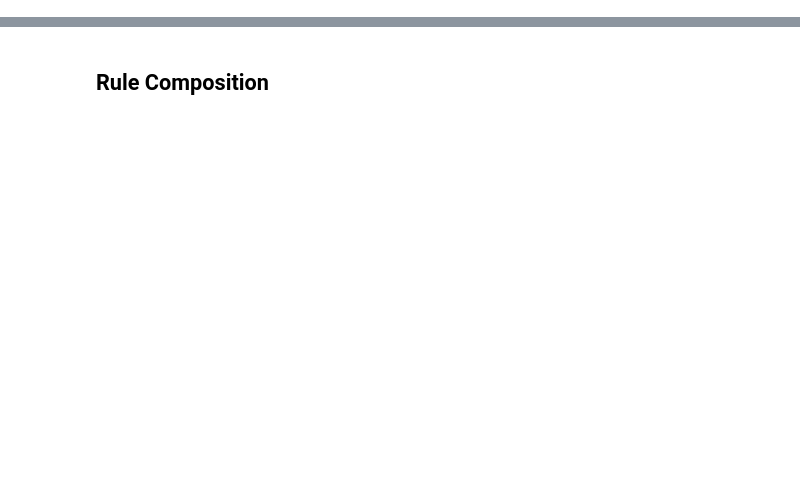
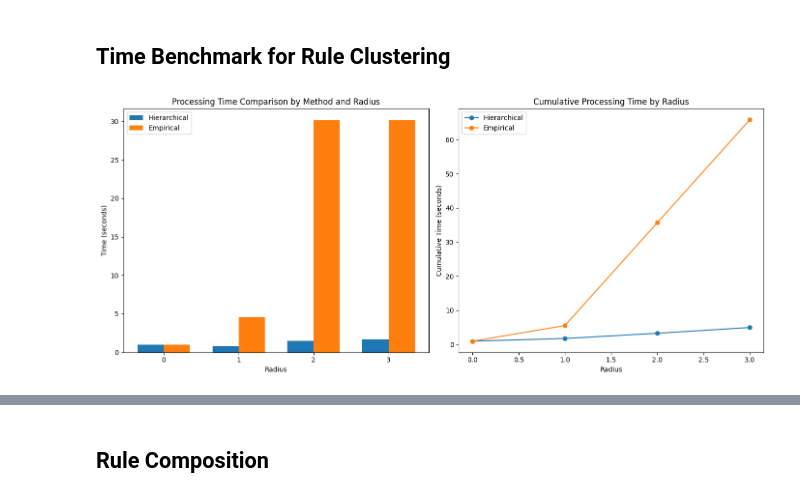
Before and after one commit to TieuLongPhan/SynTemp, a Jupyter notebook: Docs/Analysis/_templates_analysis.ipynb, the cells around one changed output, grey strips where cells are left out. Saved outputs shown, nothing was run; the diff lists cells and outputs as text; code cells hidden in the pictures; blank space fills up the shorter version.

```diff
--- a/Docs/Analysis/_templates_analysis.ipynb
+++ b/Docs/Analysis/_templates_analysis.ipynb
@@ -533,0 +167,2 @@ except ValueError as e:
+# %% [markdown]
+## Time Benchmark for Rule Clustering
@@ -533,0 +172,45 @@ except ValueError as e:
+# %%
+import matplotlib.pyplot as plt
+import numpy as np
+
+# Data
+radius = [0, 1, 2, 3]
+hier = [58.9, 47.21, 90.92, 101.66]
+emp = [57.82, 275.02, 1807.58, 1807.58]
+
+hier = [value/60 for value in hier]
+emp = [value/60 for value in emp]
+
+# Setup the figure and subplots
+fig, ax = plt.subplots(1, 2, figsize=(14, 6))
+
+# Subplot 1: Bar plot for pairwise comparison
+x = np.arange(len(radius))  # the label locations
+width = 0.35  # the width of the bars
+
+# Create bars for each method at each radius
+rects1 = ax[0].bar(x - width/2, hier, width, label='Hierarchical')
+rects2 = ax[0].bar(x + width/2, emp, width, label='Empirical')
+
+# Add some text for labels, title and custom x-axis tick labels, etc.
+ax[0].set_xlabel('Radius')
+ax[0].set_ylabel('Time (seconds)')
+ax[0].set_title('Processing Time Comparison by Method and Radius')
+ax[0].set_xticks(x)
+ax[0].set_xticklabels(radius)
+ax[0].legend()
+
+# Subplot 2: Cumulative line plot
+ax[1].plot(radius, np.cumsum(hier), marker='o', label='Hierarchical')
+ax[1].plot(radius, np.cumsum(emp), marker='o', label='Empirical')
+
+ax[1].set_xlabel('Radius')
+ax[1].set_ylabel('Cumulative Time (seconds)')
+ax[1].set_title('Cumulative Processing Time by Radius')
+ax[1].legend()
+
+# Adjust layout and show the plot
+plt.tight_layout()
+plt.show()
+# %% [output]
+[figure, added]
```
Also changed, not shown: parts of 47 cells of this notebook, 14 other files.
